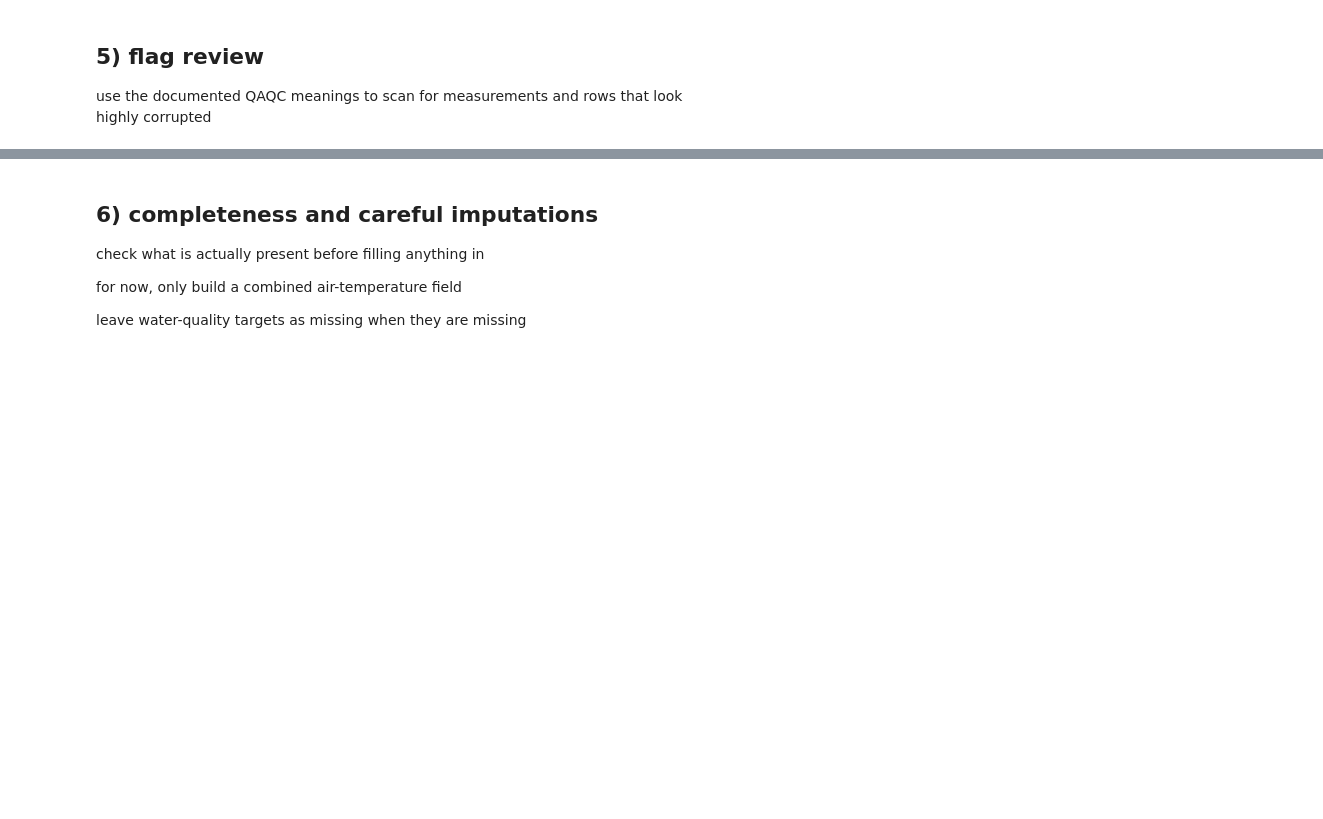
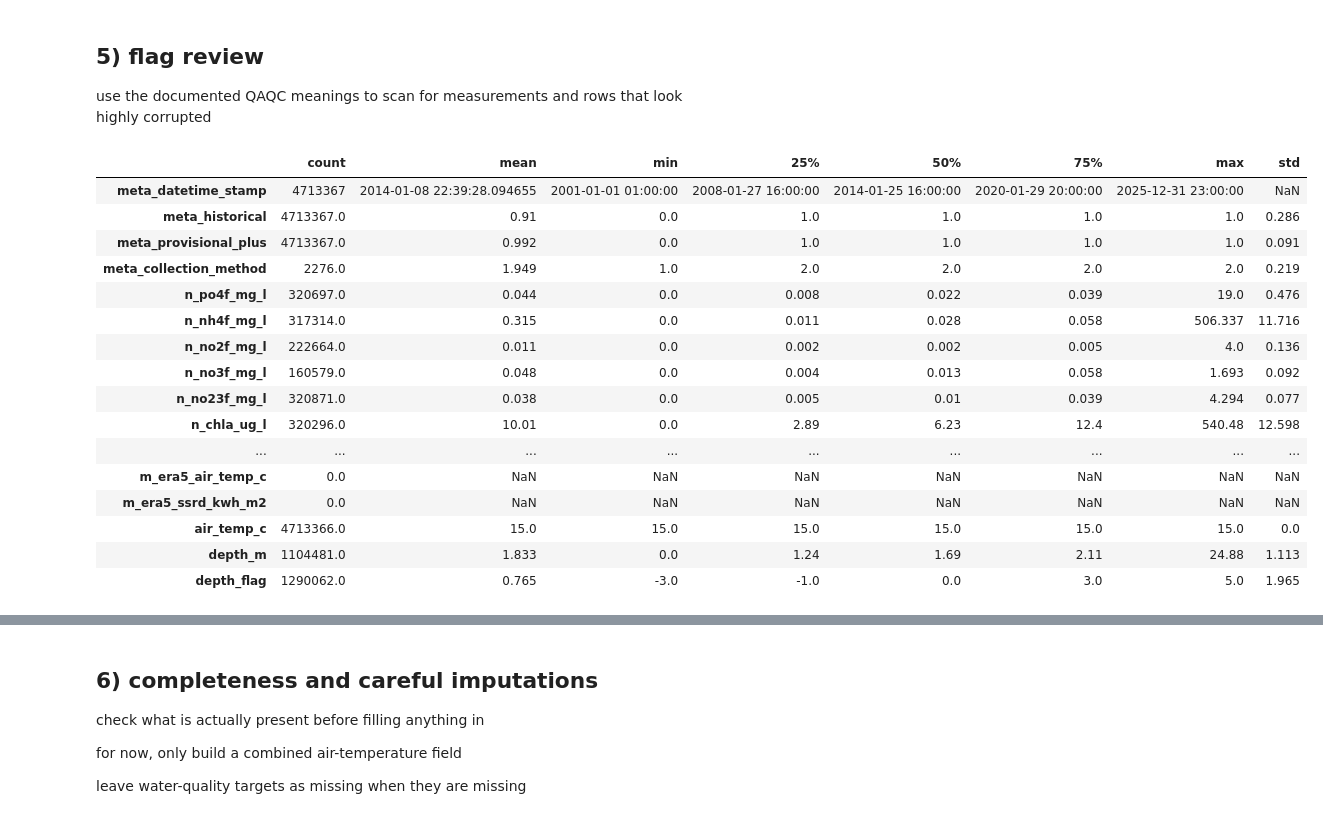
Before and after one commit to jeturcotte/estuaries, a Jupyter notebook: code/check.and.clean.baseline.data.ipynb, the cells around one changed output, grey strips where cells are left out. Cells and saved outputs as stored; diff of their text form; code cells hidden in the pictures; blank space fills up the shorter version.

```diff
--- a/code/check.and.clean.baseline.data.ipynb
+++ b/code/check.and.clean.baseline.data.ipynb
@@ -287,6 +351,31 @@ print( f'remaining columns after m_nerrs drop: {len( data.columns )}' )
 ## 5) flag review
 
 use the documented QAQC meanings to scan for measurements and rows that look highly corrupted
+# %%
+data['region_code'].value_counts( dropna = False )
+
+neg_one = data.loc[ data['region_code'] == '<-1>' ]
+neg_one.describe( ).round( 3 ).T
+
+neg_one['meta_station_code'].value_counts( dropna = False )
+# %% [output]
+|  | count | mean | min | 25% | 50% | 75% | max | std |
+| meta_datetime_stamp | 4713367 | 2014-01-08 22:39:28.094655 | 2001-01-01 01:00:00 | 2008-01-27 16:00:00 | 2014-01-25 16:00:00 | 2020-01-29 20:00:00 | 2025-12-31 23:00:00 | NaN |
+| meta_historical | 4713367.0 | 0.91 | 0.0 | 1.0 | 1.0 | 1.0 | 1.0 | 0.286 |
+| meta_provisional_plus | 4713367.0 | 0.992 | 0.0 | 1.0 | 1.0 | 1.0 | 1.0 | 0.091 |
+| meta_collection_method | 2276.0 | 1.949 | 1.0 | 2.0 | 2.0 | 2.0 | 2.0 | 0.219 |
+| n_po4f_mg_l | 320697.0 | 0.044 | 0.0 | 0.008 | 0.022 | 0.039 | 19.0 | 0.476 |
+| n_nh4f_mg_l | 317314.0 | 0.315 | 0.0 | 0.011 | 0.028 | 0.058 | 506.337 | 11.716 |
+| n_no2f_mg_l | 222664.0 | 0.011 | 0.0 | 0.002 | 0.002 | 0.005 | 4.0 | 0.136 |
+| n_no3f_mg_l | 160579.0 | 0.048 | 0.0 | 0.004 | 0.013 | 0.058 | 1.693 | 0.092 |
+| n_no23f_mg_l | 320871.0 | 0.038 | 0.0 | 0.005 | 0.01 | 0.039 | 4.294 | 0.077 |
+| n_chla_ug_l | 320296.0 | 10.01 | 0.0 | 2.89 | 6.23 | 12.4 | 540.48 | 12.598 |
+| ... | ... | ... | ... | ... | ... | ... | ... | ... |
+| m_era5_air_temp_c | 0.0 | NaN | NaN | NaN | NaN | NaN | NaN | NaN |
+| m_era5_ssrd_kwh_m2 | 0.0 | NaN | NaN | NaN | NaN | NaN | NaN | NaN |
+| air_temp_c | 4713366.0 | 15.0 | 15.0 | 15.0 | 15.0 | 15.0 | 15.0 | 0.0 |
+| depth_m | 1104481.0 | 1.833 | 0.0 | 1.24 | 1.69 | 2.11 | 24.88 | 1.113 |
+| depth_flag | 1290062.0 | 0.765 | -3.0 | -1.0 | 0.0 | 3.0 | 5.0 | 1.965 |
 # %%
 # these meanings are copied from the local QAQC notes in the other project notebook
 flag_meanings = pd.DataFrame( {
```
Also changed, not shown: parts of 13 cells of this notebook.
